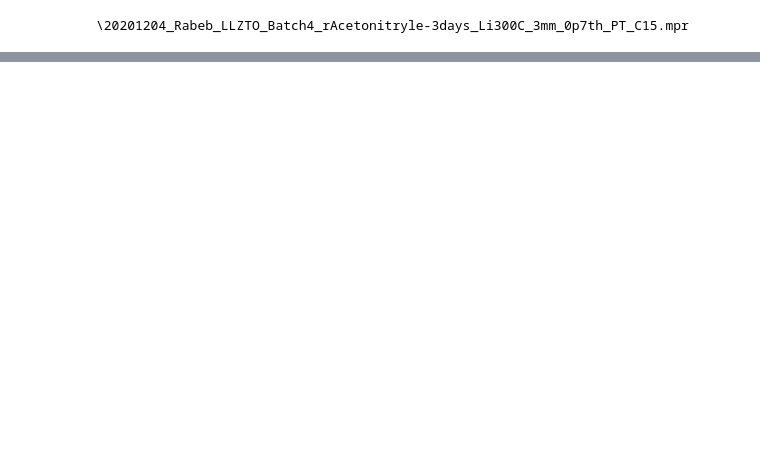
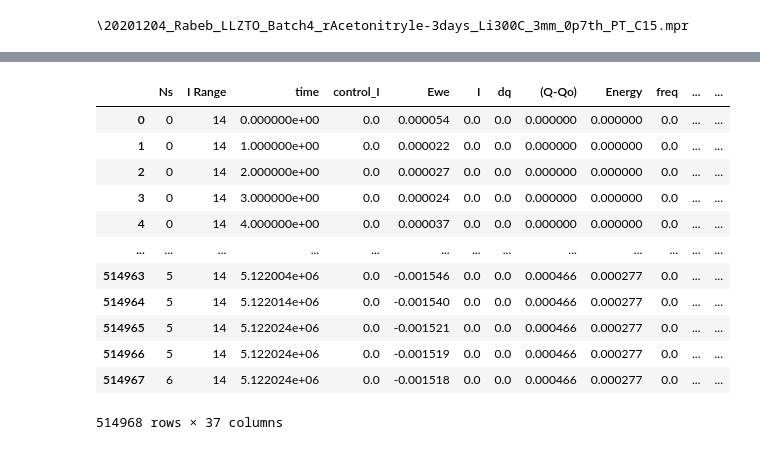
Before and after one commit to ileu/EISFrame, a Jupyter notebook: Runnables/MultiTest.ipynb, the cells around one changed output, grey strips where cells are left out. Drawn from its saved outputs; the diff is of its cells as text; code cells hidden in the pictures; blank space fills up the shorter version.

```diff
--- a/Runnables/MultiTest.ipynb
+++ b/Runnables/MultiTest.ipynb
@@ -98,0 +141,16 @@ print(data.loc[(slice(None), 1), col_names["frequency"]])
+# %%
+testData
+# %% [output]
+|  | Ns | I Range | time | control_I | Ewe | I | dq | (Q-Qo) | Energy | freq | ... | ... |
+| 0 | 0 | 14 | 0.000000e+00 | 0.0 | 0.000054 | 0.0 | 0.0 | 0.000000 | 0.000000 | 0.0 | ... | ... |
+| 1 | 0 | 14 | 1.000000e+00 | 0.0 | 0.000022 | 0.0 | 0.0 | 0.000000 | 0.000000 | 0.0 | ... | ... |
+| 2 | 0 | 14 | 2.000000e+00 | 0.0 | 0.000027 | 0.0 | 0.0 | 0.000000 | 0.000000 | 0.0 | ... | ... |
+| 3 | 0 | 14 | 3.000000e+00 | 0.0 | 0.000024 | 0.0 | 0.0 | 0.000000 | 0.000000 | 0.0 | ... | ... |
+| 4 | 0 | 14 | 4.000000e+00 | 0.0 | 0.000037 | 0.0 | 0.0 | 0.000000 | 0.000000 | 0.0 | ... | ... |
+| ... | ... | ... | ... | ... | ... | ... | ... | ... | ... | ... | ... | ... |
+| 514963 | 5 | 14 | 5.122004e+06 | 0.0 | -0.001546 | 0.0 | 0.0 | 0.000466 | 0.000277 | 0.0 | ... | ... |
+| 514964 | 5 | 14 | 5.122014e+06 | 0.0 | -0.001540 | 0.0 | 0.0 | 0.000466 | 0.000277 | 0.0 | ... | ... |
+| 514965 | 5 | 14 | 5.122024e+06 | 0.0 | -0.001521 | 0.0 | 0.0 | 0.000466 | 0.000277 | 0.0 | ... | ... |
+| 514966 | 5 | 14 | 5.122024e+06 | 0.0 | -0.001519 | 0.0 | 0.0 | 0.000466 | 0.000277 | 0.0 | ... | ... |
+| 514967 | 6 | 14 | 5.122024e+06 | 0.0 | -0.001518 | 0.0 | 0.0 | 0.000466 | 0.000277 | 0.0 | ... | ... |
+514968 rows × 37 columns
```
Also changed, not shown: parts of 15 cells of this notebook, 1 other file.
